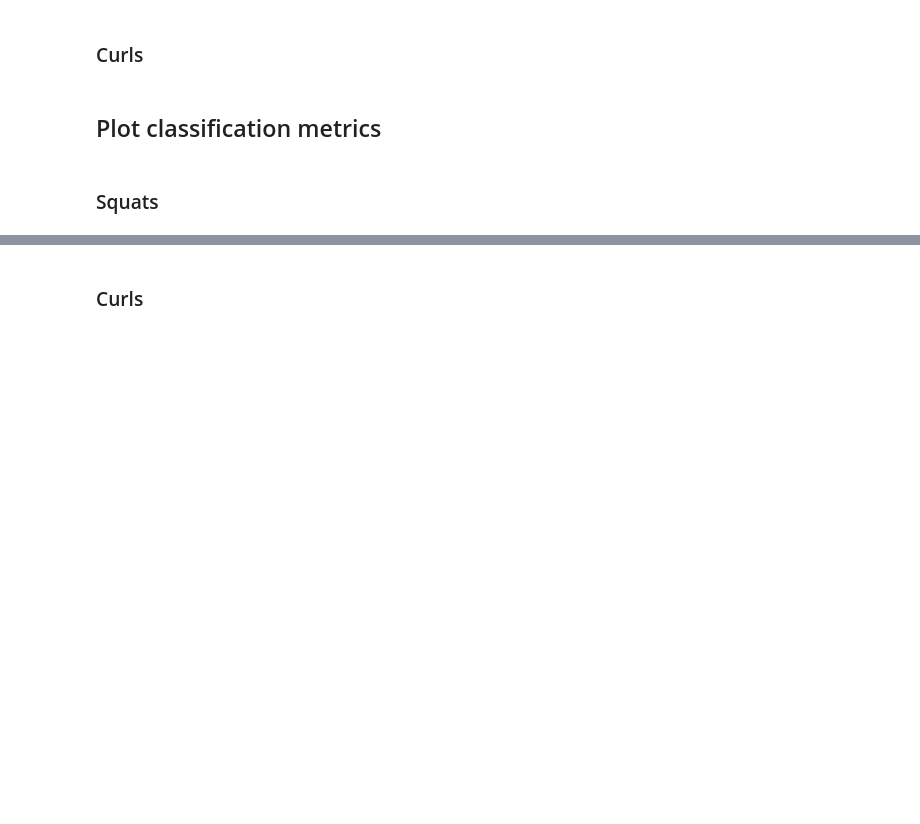
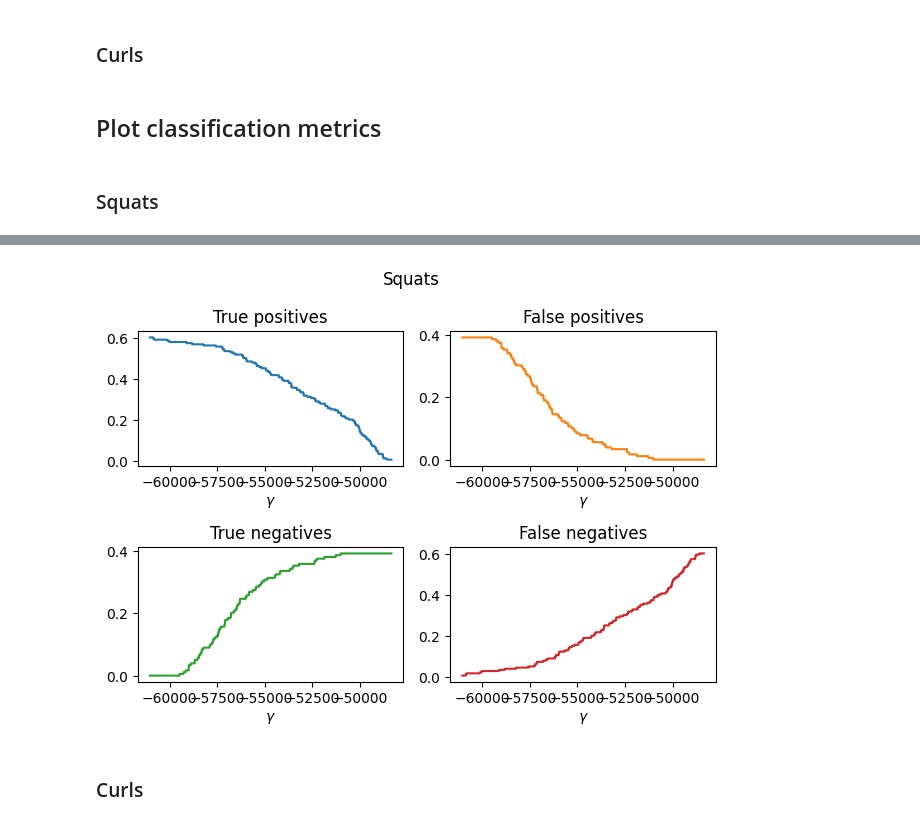
Before and after one commit to sjb296/linear-motion-detection, a Jupyter notebook: main.ipynb, the cells around one changed output, grey strips where cells are left out. Saved outputs shown, nothing was run; the diff lists cells and outputs as text; code cells hidden in the pictures; blank space fills up the shorter version.

```diff
--- a/main.ipynb
+++ b/main.ipynb
@@ -1481,2 +1556,14 @@ curl_Ts_150_10 = curl_Ts_150_10[:len(curls_df_trim_s)]
+# %%
+# Plot metrics
+t = plt.suptitle("Squats")
+plot_class_metrics(
+    squat_150_10_gammas,
+    squat_150_10_true_pos_arr,
+    squat_150_10_false_pos_arr,
+    squat_150_10_true_neg_arr,
+    squat_150_10_false_neg_arr,
+)
+# %% [output]
+[figure, added]
 # %% [markdown]
 ### Curls
```
Also changed, not shown: parts of 38 cells of this notebook.
